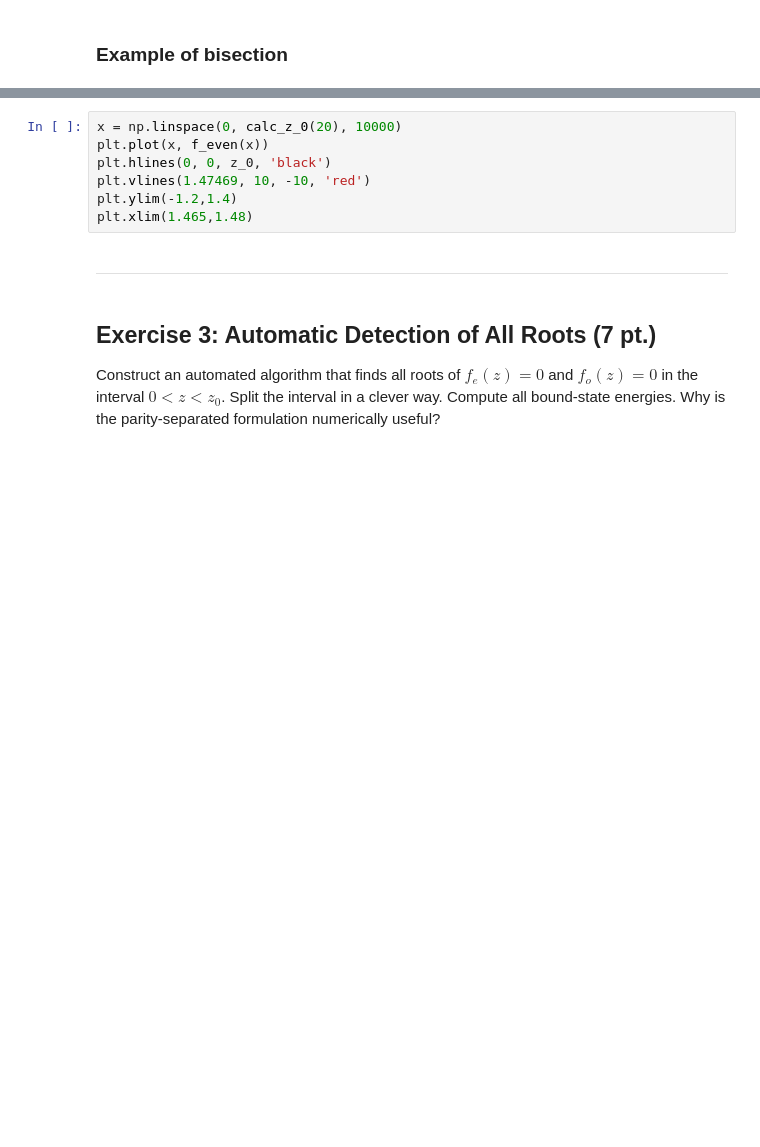
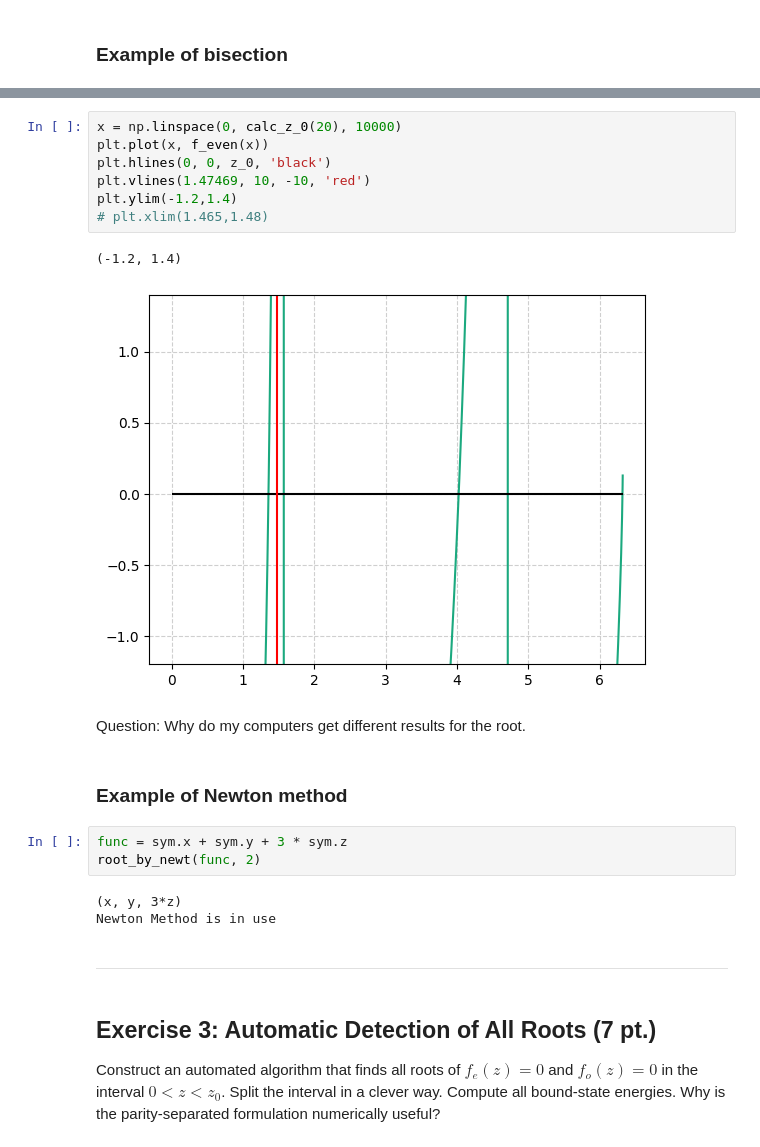
Before and after one commit to FinnZeumer/Introduction-to-Computational-Physics, a Jupyter notebook: Homework_1.ipynb, the cells around one changed output, grey strips where cells are left out. Cells and saved outputs as stored; diff of their text form; blank space fills up the shorter version.

```diff
--- a/Homework_1.ipynb
+++ b/Homework_1.ipynb
@@ -515,10 +539,23 @@ print(f'Iterationen: {len(log['iteration'])}\nCalculation Time: {timer:.3g}s')
 # %%
 x = np.linspace(0, calc_z_0(20), 10000)
 plt.plot(x, f_even(x))
 plt.hlines(0, 0, z_0, 'black')
 plt.vlines(1.47469, 10, -10, 'red')
 plt.ylim(-1.2,1.4)
-plt.xlim(1.465,1.48)
+# plt.xlim(1.465,1.48)
+# %% [output]
+(-1.2, 1.4)
+[figure, added]
+# %% [markdown]
+Question: Why do my computers get different results for the root.
+# %% [markdown]
+### Example of Newton method
+# %%
+func = sym.x + sym.y + 3 * sym.z
+root_by_newt(func, 2)
+# %% [output]
+(x, y, 3*z)
+Newton Method is in use
 # %% [markdown]
 <hr>
 # %% [markdown]
```
Also changed, not shown: parts of 5 cells of this notebook, 3 other files.
